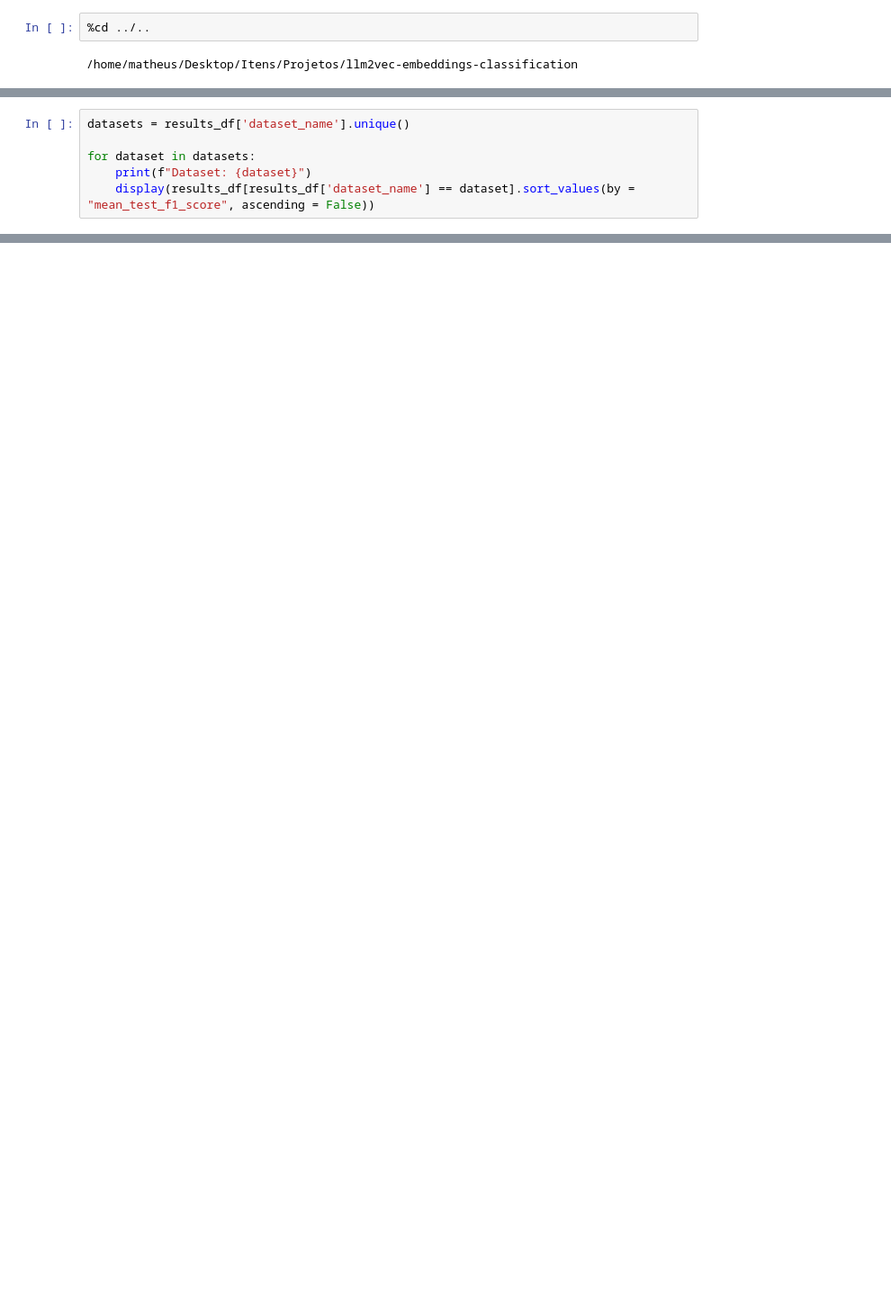
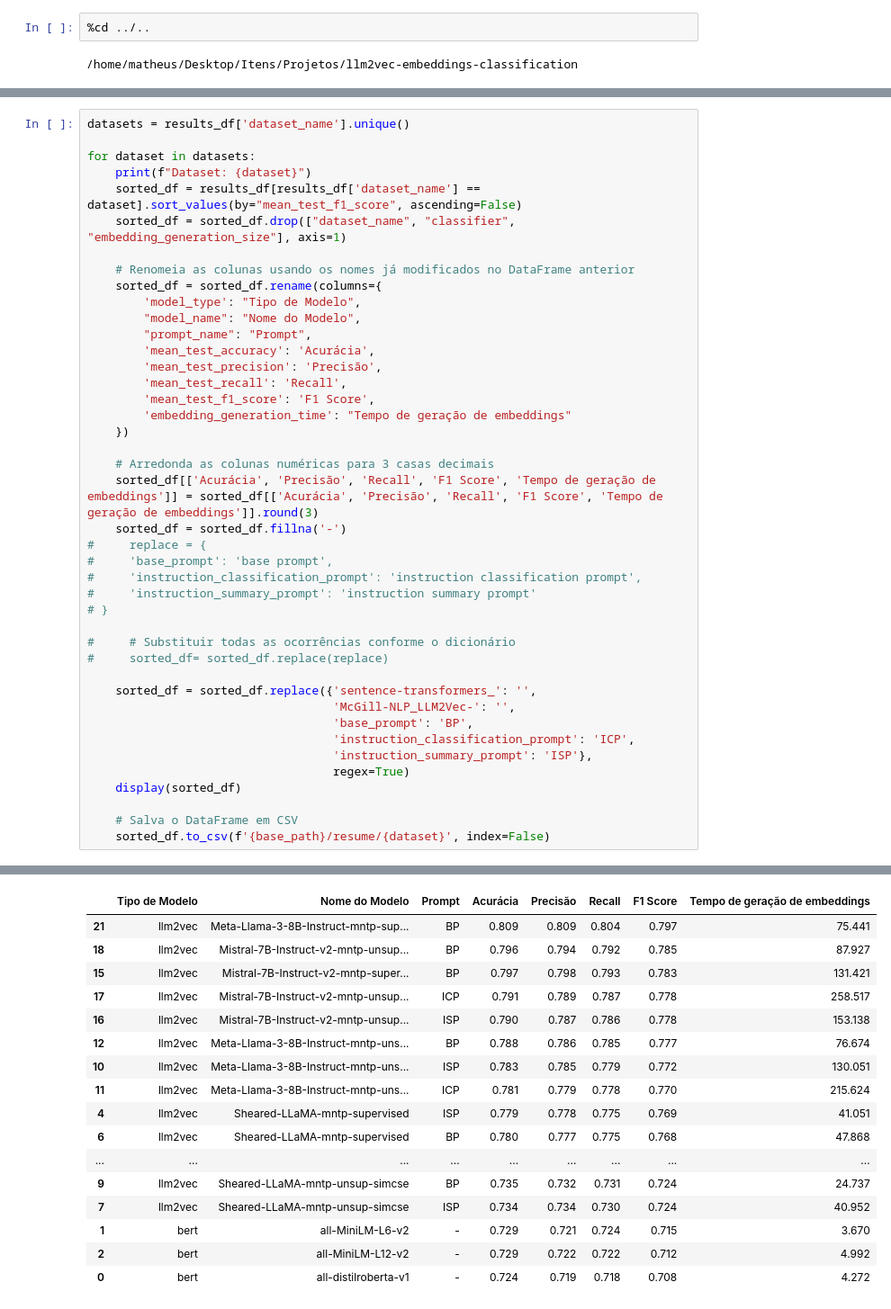
Before and after one commit to Matheusutino/llm2vec-embeddings-classification, a Jupyter notebook: src/reports/show_results.ipynb, the cells around one changed output, grey strips where cells are left out. Shown: that part at 90% size. Saved outputs shown, nothing was run; the diff lists cells and outputs as text; blank space fills up the shorter version.

```diff
--- a/src/reports/show_results.ipynb
+++ b/src/reports/show_results.ipynb
@@ -102,6 +102,0 @@ DataFrame of Results:
-# %%
-datasets = results_df['dataset_name'].unique()
-
-for dataset in datasets:
-    print(f"Dataset: {dataset}")
-    display(results_df[results_df['dataset_name'] == dataset].sort_values(by = "mean_test_f1_score", ascending = False))
@@ -224,0 +103,43 @@ Dataset: webkb-parsed.csv
+# %%
+datasets = results_df['dataset_name'].unique()
+
+for dataset in datasets:
+    print(f"Dataset: {dataset}")
+    sorted_df = results_df[results_df['dataset_name'] == dataset].sort_values(by="mean_test_f1_score", ascending=False)
+    sorted_df = sorted_df.drop(["dataset_name", "classifier", "embedding_generation_size"], axis=1)
+
+    # Renomeia as colunas usando os nomes já modificados no DataFrame anterior
+    sorted_df = sorted_df.rename(columns={
+        'model_type': "Tipo de Modelo",
+        "model_name": "Nome do Modelo",
+        "prompt_name": "Prompt",
+        'mean_test_accuracy': 'Acurácia',
+        'mean_test_precision': 'Precisão',
+        'mean_test_recall': 'Recall',
+        'mean_test_f1_score': 'F1 Score',
+        'embedding_generation_time': "Tempo de geração de embeddings"
+    })
+
+    # Arredonda as colunas numéricas para 3 casas decimais
+    sorted_df[['Acurácia', 'Precisão', 'Recall', 'F1 Score', 'Tempo de geração de embeddings']] = sorted_df[['Acurácia', 'Precisão', 'Recall', 'F1 Score', 'Tempo de geração de embeddings']].round(3)
+    sorted_df = sorted_df.fillna('-')
+#     replace = {
+#     'base_prompt': 'base prompt',
+#     'instruction_classification_prompt': 'instruction classification prompt',
+#     'instruction_summary_prompt': 'instruction summary prompt'
+# }
+
+#     # Substituir todas as ocorrências conforme o dicionário
+#     sorted_df= sorted_df.replace(replace)
+
+    sorted_df = sorted_df.replace({'sentence-transformers_': '',
+                                   'McGill-NLP_LLM2Vec-': '',
+                                   'base_prompt': 'BP',
+                                   'instruction_classification_prompt': 'ICP',
+                                   'instruction_summary_prompt': 'ISP'},
+                                   regex=True)
+    display(sorted_df)
+
+    # Salva o DataFrame em CSV
+    sorted_df.to_csv(f'{base_path}/resume/{dataset}', index=False)
+# %% [output]
@@ -224,0 +147,17 @@ Dataset: webkb-parsed.csv
+|  | Tipo de Modelo | Nome do Modelo | Prompt | Acurácia | Precisão | Recall | F1 Score | Tempo de geração de embeddings |
+| 21 | llm2vec | Meta-Llama-3-8B-Instruct-mntp-sup... | BP | 0.809 | 0.809 | 0.804 | 0.797 | 75.441 |
+| 18 | llm2vec | Mistral-7B-Instruct-v2-mntp-unsup... | BP | 0.796 | 0.794 | 0.792 | 0.785 | 87.927 |
+| 15 | llm2vec | Mistral-7B-Instruct-v2-mntp-super... | BP | 0.797 | 0.798 | 0.793 | 0.783 | 131.421 |
+| 17 | llm2vec | Mistral-7B-Instruct-v2-mntp-unsup... | ICP | 0.791 | 0.789 | 0.787 | 0.778 | 258.517 |
+| 16 | llm2vec | Mistral-7B-Instruct-v2-mntp-unsup... | ISP | 0.790 | 0.787 | 0.786 | 0.778 | 153.138 |
+| 12 | llm2vec | Meta-Llama-3-8B-Instruct-mntp-uns... | BP | 0.788 | 0.786 | 0.785 | 0.777 | 76.674 |
+| 10 | llm2vec | Meta-Llama-3-8B-Instruct-mntp-uns... | ISP | 0.783 | 0.785 | 0.779 | 0.772 | 130.051 |
+| 11 | llm2vec | Meta-Llama-3-8B-Instruct-mntp-uns... | ICP | 0.781 | 0.779 | 0.778 | 0.770 | 215.624 |
+| 4 | llm2vec | Sheared-LLaMA-mntp-supervised | ISP | 0.779 | 0.778 | 0.775 | 0.769 | 41.051 |
+| 6 | llm2vec | Sheared-LLaMA-mntp-supervised | BP | 0.780 | 0.777 | 0.775 | 0.768 | 47.868 |
+| ... | ... | ... | ... | ... | ... | ... | ... | ... |
+| 9 | llm2vec | Sheared-LLaMA-mntp-unsup-simcse | BP | 0.735 | 0.732 | 0.731 | 0.724 | 24.737 |
+| 7 | llm2vec | Sheared-LLaMA-mntp-unsup-simcse | ISP | 0.734 | 0.734 | 0.730 | 0.724 | 40.952 |
+| 1 | bert | all-MiniLM-L6-v2 | - | 0.729 | 0.721 | 0.724 | 0.715 | 3.670 |
+| 2 | bert | all-MiniLM-L12-v2 | - | 0.729 | 0.722 | 0.722 | 0.712 | 4.992 |
+| 0 | bert | all-distilroberta-v1 | - | 0.724 | 0.719 | 0.718 | 0.708 | 4.272 |
```
Also changed, not shown: parts of 6 cells of this notebook, 51 other files.
